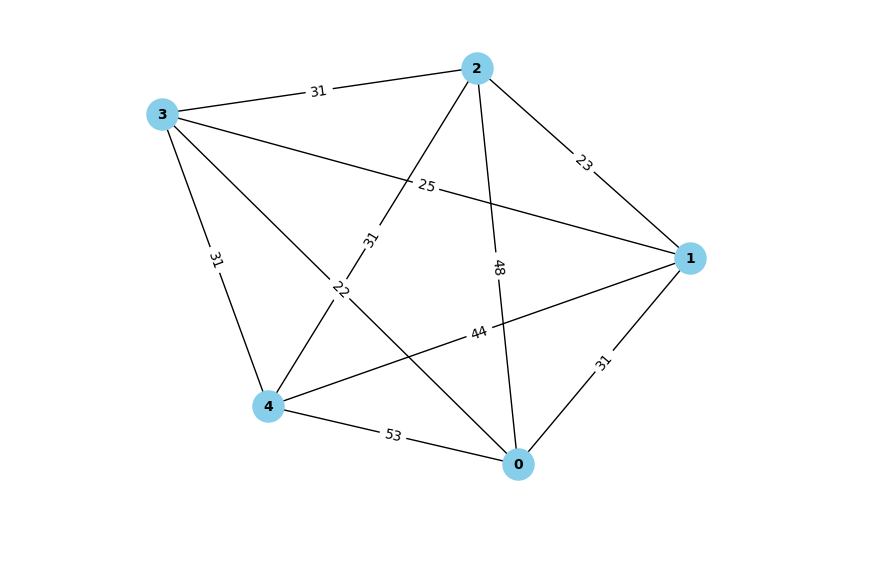
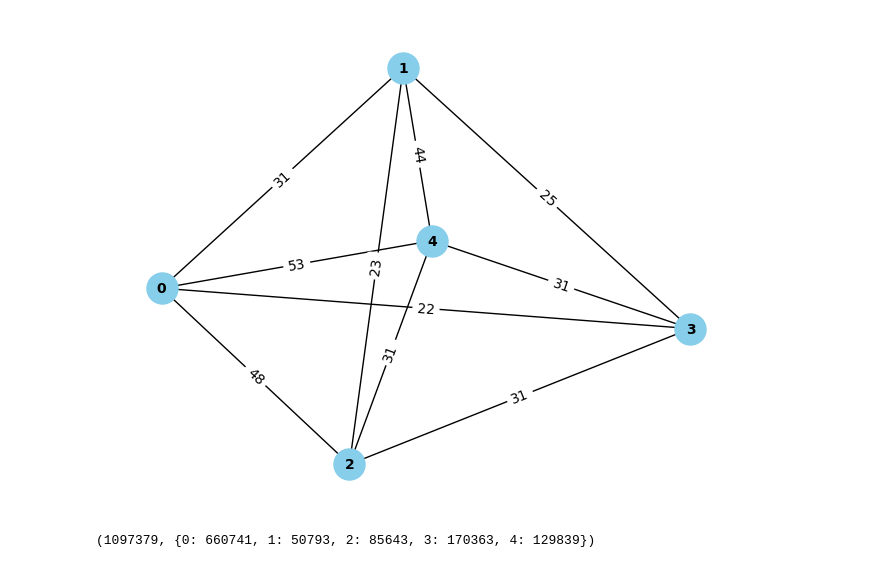
Before and after one commit to cvheinrich/Optimization_2AMS50, a Jupyter notebook: graph_visualisation.ipynb, the cells around one changed output. Saved outputs shown, nothing was run; the diff lists cells and outputs as text; code cells hidden in the pictures.

Commit message:
Added population to each node (visualization)

```diff
--- a/graph_visualisation.ipynb
+++ b/graph_visualisation.ipynb
@@ -4,20 +26,20 @@ import networkx as nx
 import matplotlib.pyplot as plt
 # %%
 # Load adjacency matrix from CSV
-adjacency_matrix_file = r'D:\D Documents\DSAI\Y1Q3\2AMS50 Optimization\Project\districting_2020\2020\RI\counties\graph\RI_distances.csv'
+adjacency_matrix_file = r'districting_2020\RI\counties\graph\RI_distances.csv'
 adjacency_matrix_df = pd.read_csv(adjacency_matrix_file, index_col=0)
 
 # Convert DataFrame to numpy array
 adjacency_matrix = adjacency_matrix_df.to_numpy()
 
 # Create a graph object
 G = nx.from_numpy_array(adjacency_matrix)
 
 # Draw the graph
 pos = nx.spring_layout(G)  # Positions nodes using Fruchterman-Reingold force-directed algorithm
 nx.draw(G, pos, with_labels=True, node_size=500, node_color='skyblue', font_size=10, font_weight='bold')
 labels = nx.get_edge_attributes(G, "weight")
 nx.draw_networkx_edge_labels(G, pos, edge_labels=labels)
 plt.show()
 # %% [output]
-[figure, old version]
+[figure, new version]
@@ -23,0 +48,20 @@ plt.show()
+# %%
+# Open the file and read its contents
+with open(RI_population, 'r') as file:
+    # Read the total population from the first line
+    total_population_line = next(file).strip()  # Removes newline character at the end
+    total_population = int(total_population_line.split('=')[1].strip())
+
+    # Initialize a dictionary to store the rest of the data
+    data = {}
+
+    # Iterate over the remaining lines
+    for line in file:
+        # Each line is expected to have two values, separated by a space
+        key, value = line.strip().split()  # Split by whitespace
+        data[int(key)] = int(value)  # Convert both to integers and store in the dictionary
+
+# Print the results to verify
+total_population, data
+# %% [output]
+(1097379, {0: 660741, 1: 50793, 2: 85643, 3: 170363, 4: 129839})
```
Also changed, not shown: parts of 3 cells of this notebook.
